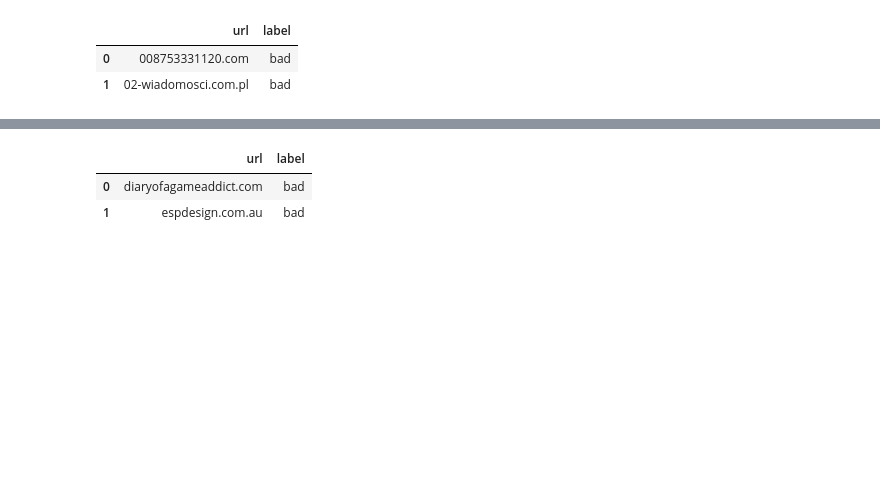
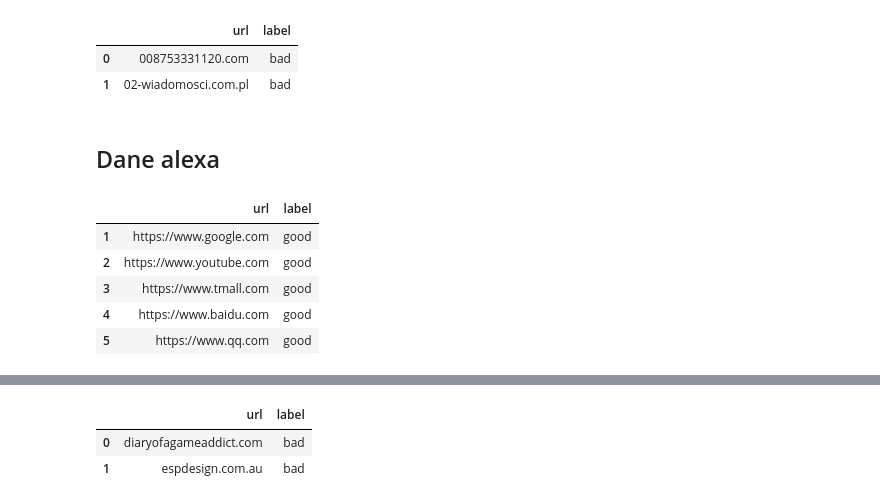
Before and after one commit to knmlprz/mallicious-url-model, a Jupyter notebook: Notebooks/Second_model.ipynb, the cells around one changed output, grey strips where cells are left out. Saved outputs shown, nothing was run; the diff lists cells and outputs as text; code cells hidden in the pictures; blank space fills up the shorter version.

```diff
--- a/Notebooks/Second_model.ipynb
+++ b/Notebooks/Second_model.ipynb
@@ -70,3 +78,18 @@ cert.head(2)
 |  | url | label |
 | 0 | 008753331120.com | bad |
 | 1 | 02-wiadomosci.com.pl | bad |
+# %% [markdown]
+## Dane alexa
+# %%
+alexa = pd.read_csv("../Data/URLs-good/alexa1m.csv", names=["url"])
+alexa = alexa.iloc[0:10000,:]
+alexa["url"] = alexa["url"].apply(lambda x : "https://www." + x)
+alexa["label"] = "good"
+alexa.head(5)
+# %% [output]
+|  | url | label |
+| 1 | https://www.google.com | good |
+| 2 | https://www.youtube.com | good |
+| 3 | https://www.tmall.com | good |
+| 4 | https://www.baidu.com | good |
+| 5 | https://www.qq.com | good |
```
Also changed, not shown: parts of 21 cells of this notebook.
